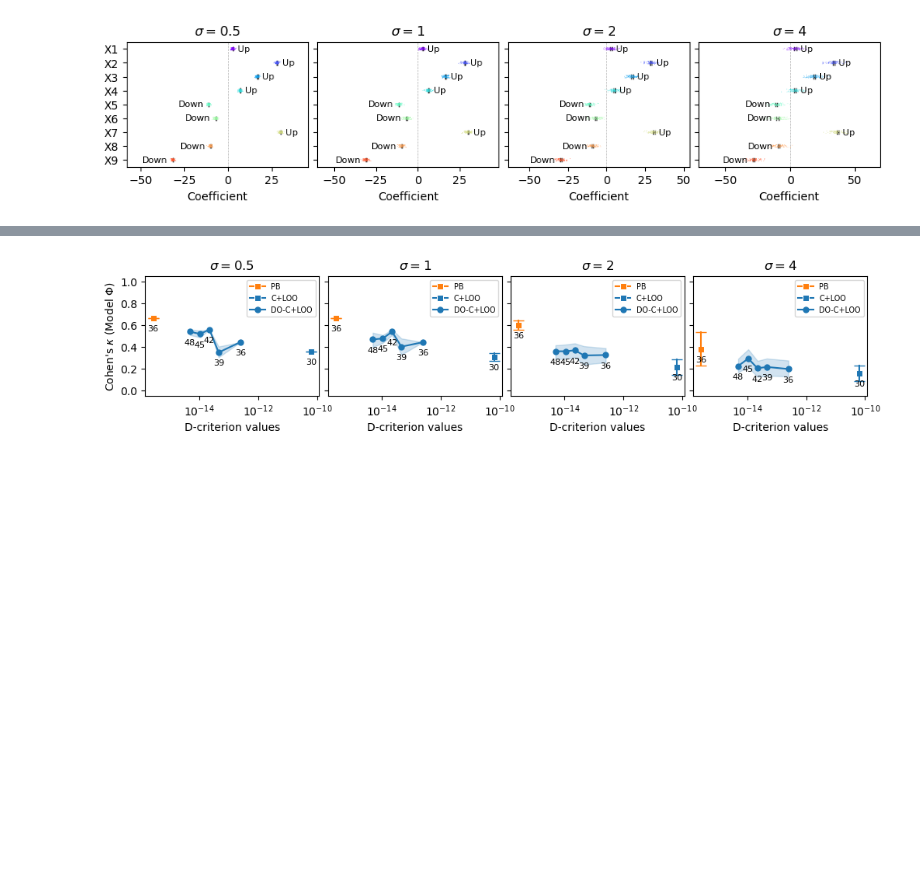
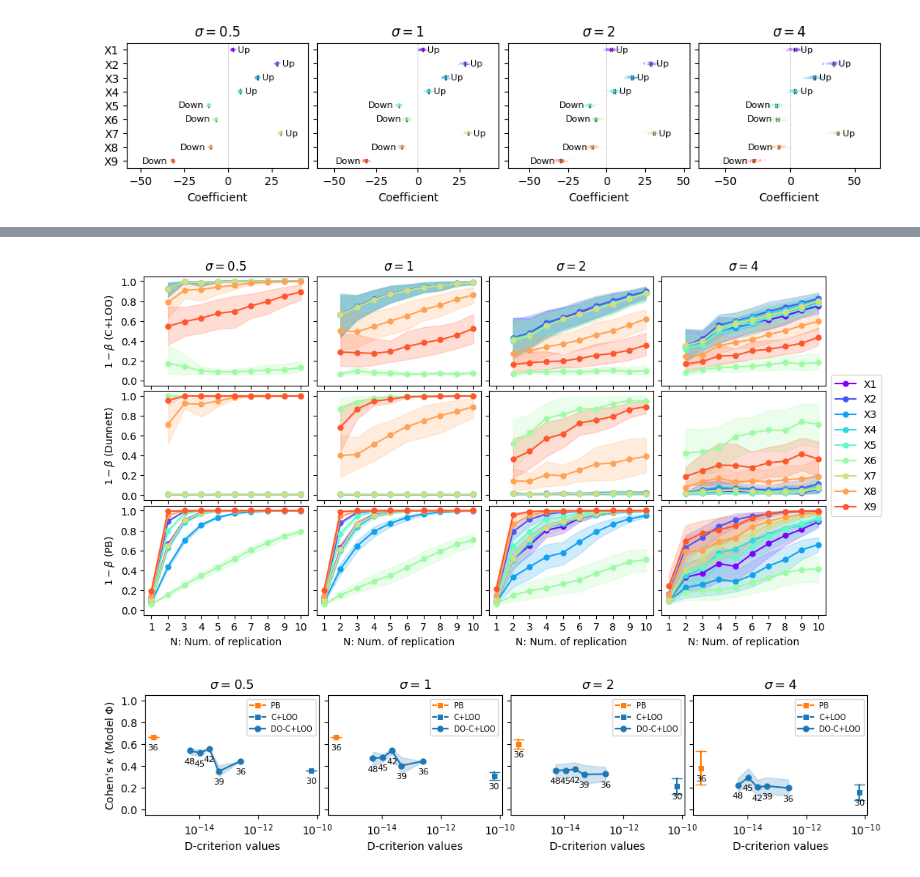
Before and after one commit to yo-aka-gene/WhyDOE, a Jupyter notebook: jupyternb/benchmark_sim1.ipynb, the cells around one changed output, grey strips where cells are left out. Drawn from its saved outputs; the diff is of its cells as text; code cells hidden in the pictures; blank space fills up the shorter version.

```diff
--- a/jupyternb/benchmark_sim1.ipynb
+++ b/jupyternb/benchmark_sim1.ipynb
@@ -262,3 +229,48 @@ if conf.savefig:
+# %%
+df_pow = pd.concat(
+    [
+        anova_power(m).assign(
+            noise=pd.Series([noise_names[i // (conf.n_rep * n_arr.size)] for _ in m.metadata["factor_list"]])
+        ) for i, m in tqdm(enumerate(conditions["cloo"]) , total=len(conditions["cloo"]))
+    ] + [
+        dunnett_power(m).assign(
+            noise=pd.Series([noise_names[i // (conf.n_rep * n_arr.size)] for _ in m.metadata["factor_list"]])
+        ) for i, m in tqdm(enumerate(conditions["cloo"]), total=len(conditions["cloo"]))
+    ] + [
+        anova_power(m).assign(
+            noise=pd.Series([noise_names[i // (conf.n_rep * n_arr.size)] for _ in m.metadata["factor_list"]])
+        ) for i, m in tqdm(enumerate(conditions["pb"]), total=len(conditions["pb"]))
+    ]
+)
+# %%
+fig, ax = plt.subplots(3, len(noise_arr), figsize=(3 * len(noise_arr), 6), sharex=True, sharey=True)
+plt.subplots_adjust(wspace=0.05, hspace=0.05)
+
+for i, a in enumerate(ax.ravel()):
+    sns.lineplot(
+        data=df_pow[
+            (df_pow.noise == noise_names[i % len(noise_arr)]) & (df_pow.model == ["C+LOO", "Dunnett", "PB"][i // len(noise_arr)])
+        ].reset_index(),
+        x="n_rep", y="power", hue="term",
+        ax=a, palette=conf.cmap, marker="o",
+        markeredgewidth=0, n_boot=1000
+    )
+
+
+    a.set_ylim(-0.05, 1.05)
+    a.set_xticks(n_arr.tolist())
+    a.set_yticks(np.linspace(0, 1, 6).tolist())
+    if i % len(noise_arr) == 0:
+        a.set_ylabel(r"$1-\beta$" + f" ({['C+LOO', 'Dunnett', 'PB'][i // len(noise_arr)]})")
+
+    a.set_title(noise_names[i % len(noise_arr)]) if i // len(noise_arr) == 0 else a.set_xlabel("N: Num. of replication")
+
+    a.legend(loc="center left", bbox_to_anchor=(1, .5)) if i == 2 * len(noise_arr) - 1 else a.legend().remove()
+
+if conf.savefig:
+    fig.savefig(f"{conf.out}/power{conf.suffix}", **kwarg_savefig)
+# %% [output]
+[figure, added]
 # %%
 n_add = [int(i) for i in np.arange(2, 7)]
 
```
Also changed, not shown: parts of 5 cells of this notebook, 19 other files.
